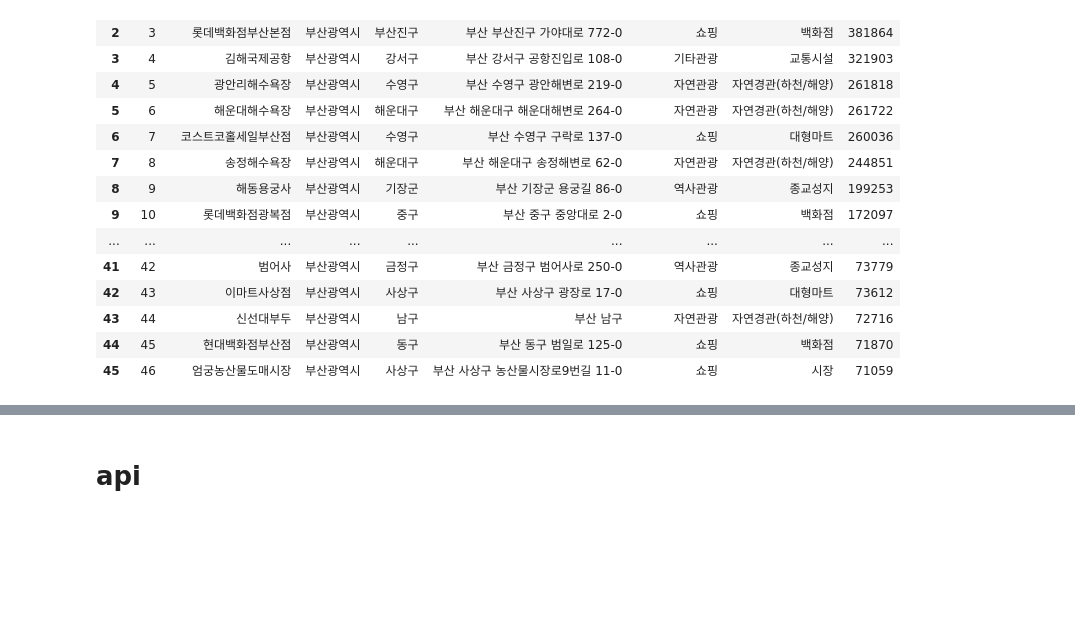
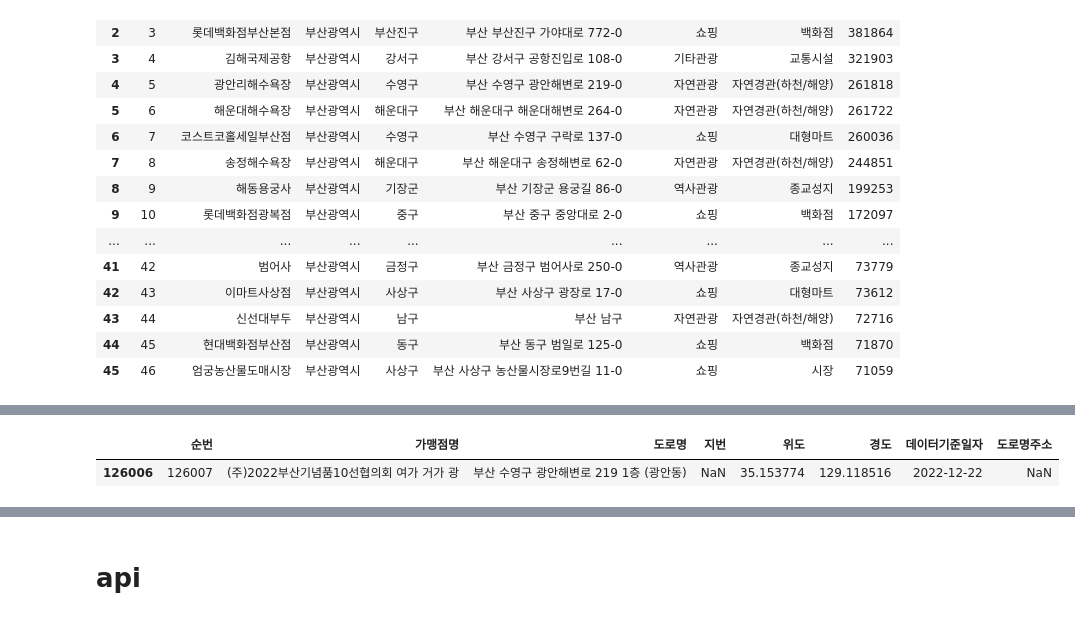
Before and after one commit to JaeHong-Park987/BUSAN, a Jupyter notebook: 부산 관광 데이터 수집.ipynb, the cells around one changed output, grey strips where cells are left out. Cells and saved outputs as stored; diff of their text form; code cells hidden in the pictures; blank space fills up the shorter version.

```diff
--- a/부산 관광 데이터 수집.ipynb
+++ b/부산 관광 데이터 수집.ipynb
@@ -275,0 +354,6 @@ df_new.describe()
+# %%
+df4_swim = df4[df4['도로명'].str.contains('수영구')]
+df4_swim[df4_swim['도로명'].str.contains('광안해변로 219')]
+# %% [output]
+|  | 순번 | 가맹점명 | 도로명 | 지번 | 위도 | 경도 | 데이터기준일자 | 도로명주소 |
+| 126006 | 126007 | (주)2022부산기념품10선협의회 여가 거가 광 | 부산 수영구 광안해변로 219 1층 (광안동) | NaN | 35.153774 | 129.118516 | 2022-12-22 | NaN |
```
Also changed, not shown: parts of 23 cells of this notebook, 1 other file.
